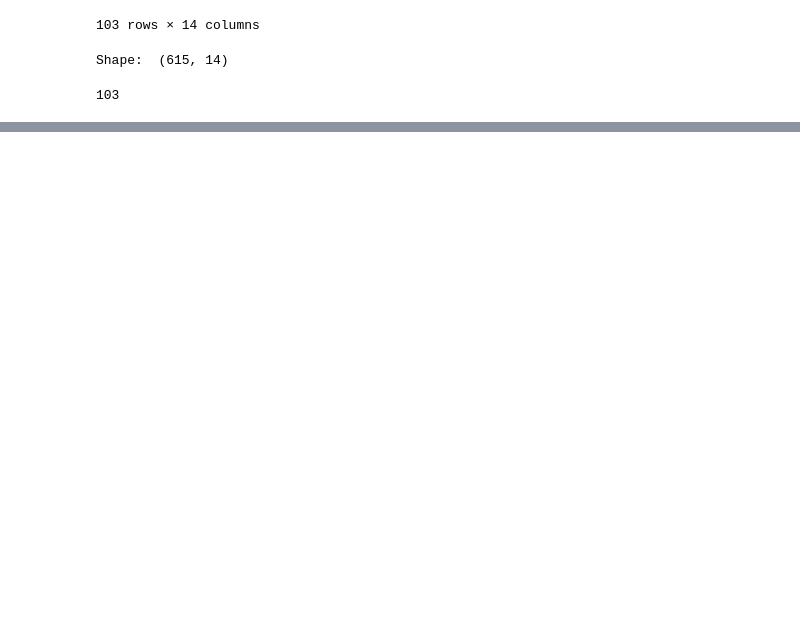
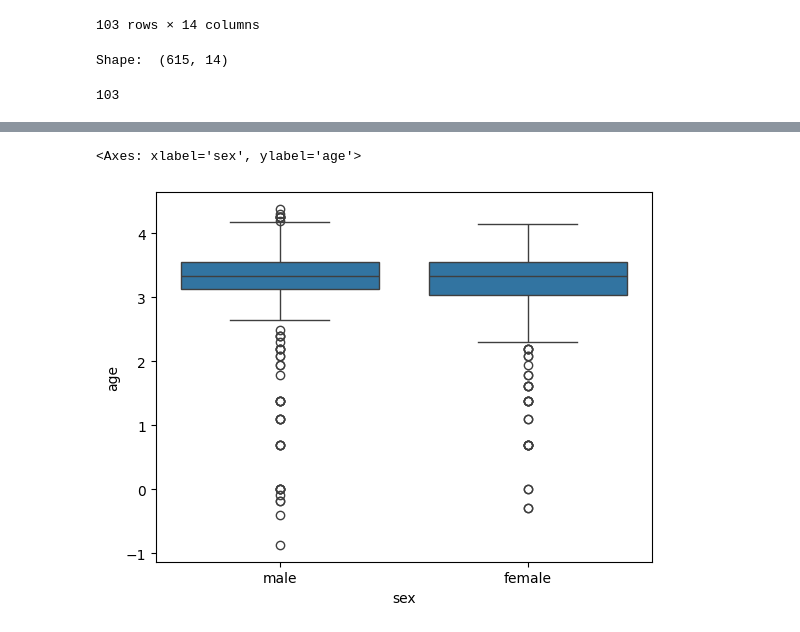
Before and after one commit to gak92/pkc2023, a Jupyter notebook: day_15_data_wrangling/data_wrangling.ipynb, the cells around one changed output, grey strips where cells are left out. Drawn from its saved outputs; the diff is of its cells as text; code cells hidden in the pictures; blank space fills up the shorter version.

Commit message:
Normalizing the data

```diff
--- a/day_15_data_wrangling/data_wrangling.ipynb
+++ b/day_15_data_wrangling/data_wrangling.ipynb
@@ -288,0 +354,4 @@ Shape:  (615, 14)
+# %%
+# get data again
+kashti = sns.load_dataset('titanic')
+kashti.info()
@@ -288,0 +397,8 @@ Shape:  (615, 14)
+# %%
+# fill missing values with median of the column
+kashti['age'] = kashti['age'].fillna(kashti['age'].median())
+kashti['fare'] = kashti['fare'].fillna(kashti['fare'].median())
+
+# now log transformation of age and fare column
+kashti['age'] = np.log(kashti['age'])
+kashti['fare'] = np.log(kashti['fare'])
@@ -288,0 +426,5 @@ Shape:  (615, 14)
+# %%
+sns.boxplot(data=kashti, x='sex', y='age')
+# %% [output]
+<Axes: xlabel='sex', ylabel='age'>
+[figure, added]
```
Also changed, not shown: parts of 13 cells of this notebook, 1 other file.
